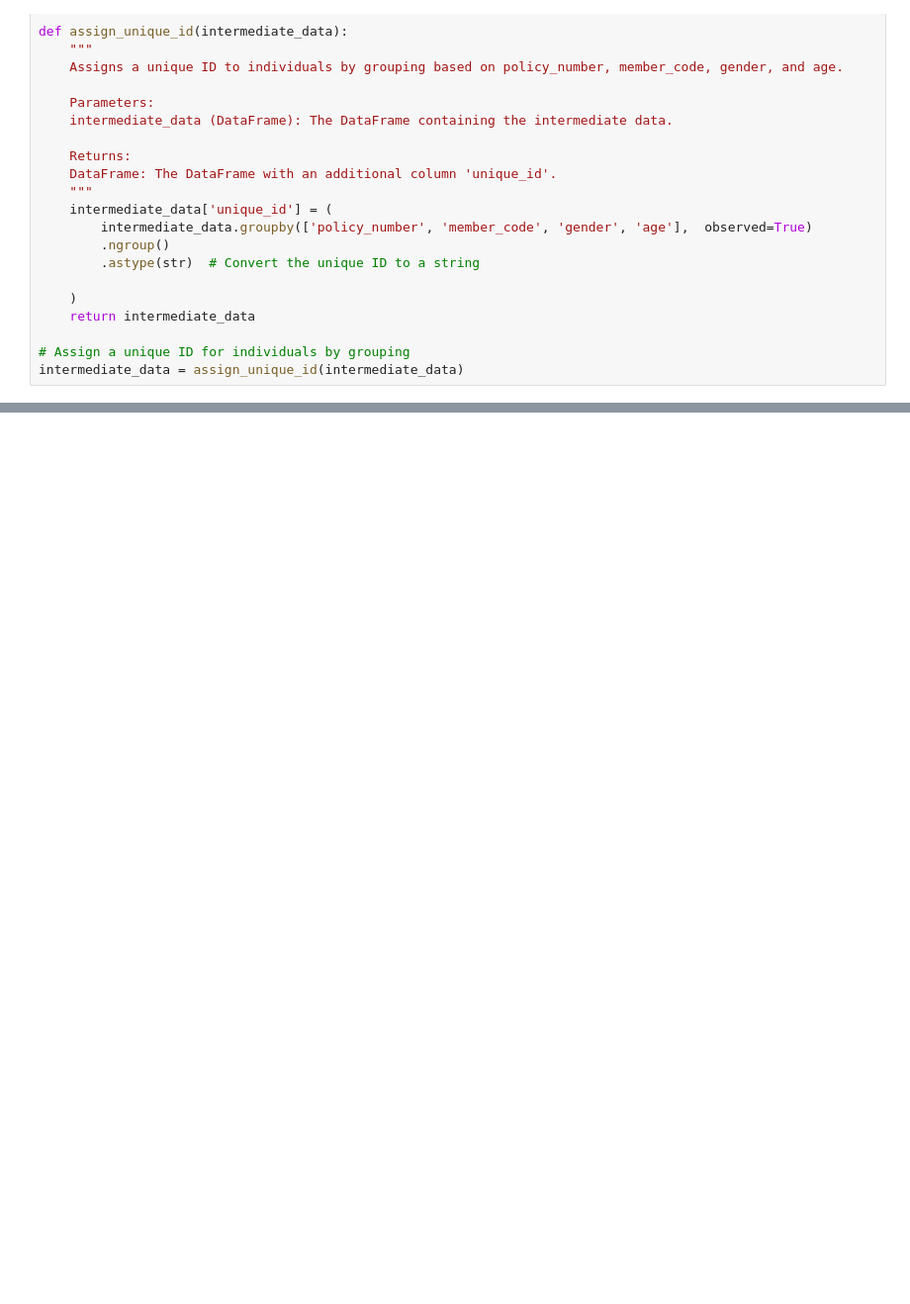
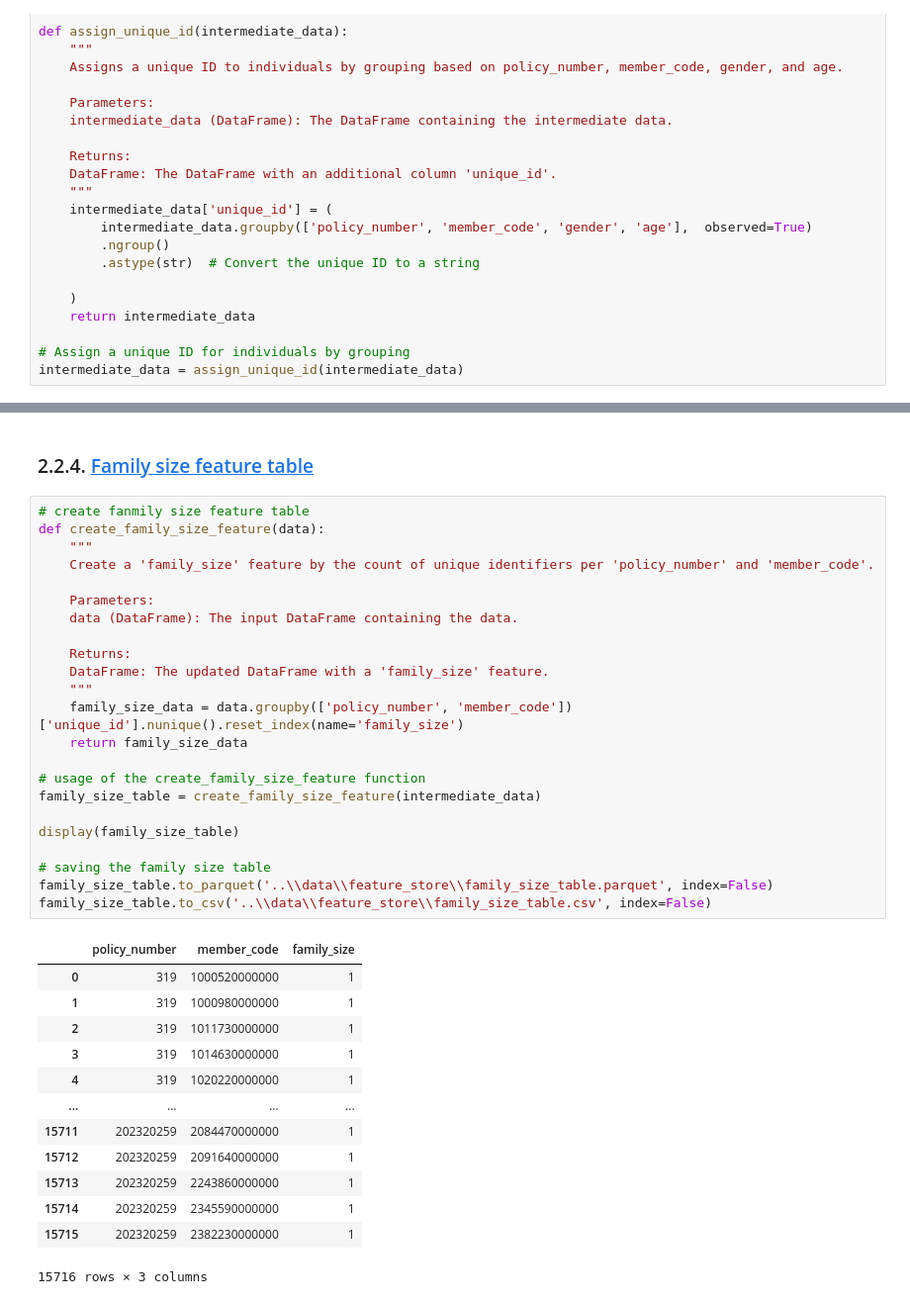
Before and after one commit to raedkm/Diabetes_claims_analysis, a Jupyter notebook: notebooks/02_intermediate_node.ipynb, the cells around one changed output, grey strips where cells are left out. Shown at 99% size. Drawn from its saved outputs; the diff is of its cells as text; blank space fills up the shorter version.

```diff
--- a/notebooks/02_intermediate_node.ipynb
+++ b/notebooks/02_intermediate_node.ipynb
@@ -330,0 +274,39 @@ Name: city, dtype: string
+# %% [markdown]
+### 2.2.4. <a id='toc2_2_4_'></a>[Family size feature table](#toc0_)
+# %%
+# create fanmily size feature table
+def create_family_size_feature(data):
+    """
+    Create a 'family_size' feature by the count of unique identifiers per 'policy_number' and 'member_code'.
+
+    Parameters:
+    data (DataFrame): The input DataFrame containing the data.
+
+    Returns:
+    DataFrame: The updated DataFrame with a 'family_size' feature.
+    """
+    family_size_data = data.groupby(['policy_number', 'member_code'])['unique_id'].nunique().reset_index(name='family_size')
+    return family_size_data
+
+# usage of the create_family_size_feature function
+family_size_table = create_family_size_feature(intermediate_data)
+
+display(family_size_table)
+
+# saving the family size table
+family_size_table.to_parquet('..\\data\\feature_store\\family_size_table.parquet', index=False)
+family_size_table.to_csv('..\\data\\feature_store\\family_size_table.csv', index=False)
+# %% [output]
+|  | policy_number | member_code | family_size |
+| 0 | 319 | 1000520000000 | 1 |
+| 1 | 319 | 1000980000000 | 1 |
+| 2 | 319 | 1011730000000 | 1 |
+| 3 | 319 | 1014630000000 | 1 |
+| 4 | 319 | 1020220000000 | 1 |
+| ... | ... | ... | ... |
+| 15711 | 202320259 | 2084470000000 | 1 |
+| 15712 | 202320259 | 2091640000000 | 1 |
+| 15713 | 202320259 | 2243860000000 | 1 |
+| 15714 | 202320259 | 2345590000000 | 1 |
+| 15715 | 202320259 | 2382230000000 | 1 |
+15716 rows × 3 columns
```
Also changed, not shown: parts of 45 cells of this notebook, 1 other file.
